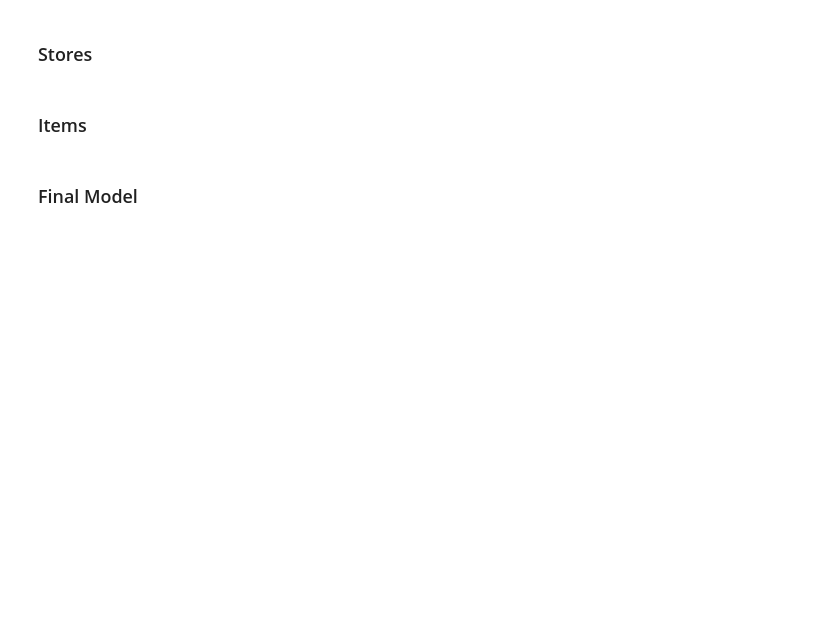
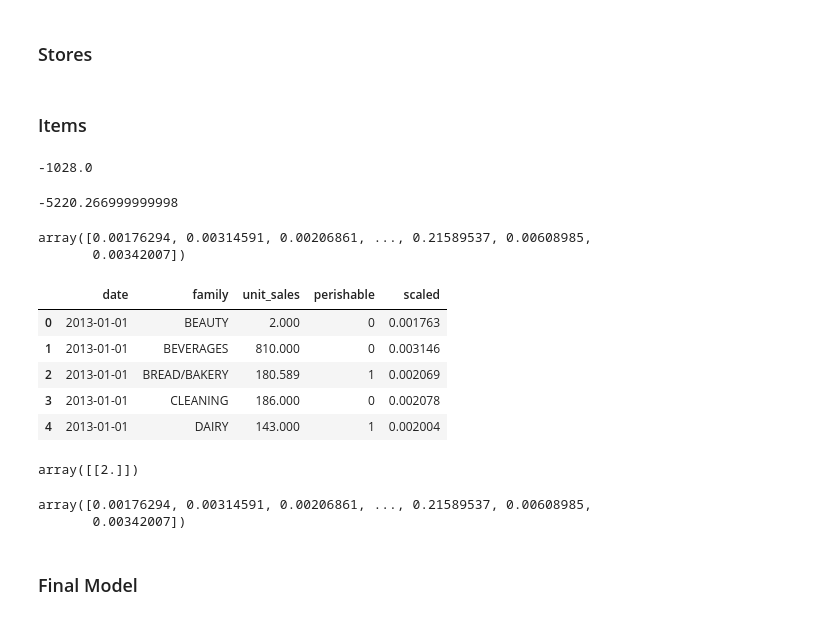
Before and after one commit to tan305/Grocery-Sales-Forecasting, a Jupyter notebook: Data_Aggregation.ipynb, the cells around one changed output. Saved outputs shown, nothing was run; the diff lists cells and outputs as text; code cells hidden in the pictures; blank space fills up the shorter version.

```diff
--- a/Data_Aggregation.ipynb
+++ b/Data_Aggregation.ipynb
@@ -82,3 +112,41 @@ agg_data_items=pd.DataFrame({'unit_sales' : merged_data_items.groupby(["date","f
+# %%
+import pickle
+scaler = MinMaxScaler()
+scaler.fit(np.array(agg_data_items.unit_sales).reshape(-1,1))
+scalerfile = 'item_scaler.sav'
+#pickle.dump(scaler, open(scalerfile, 'wb'))
+# %%
+min(agg_data_items['unit_sales'])
+# %% [output]
+-1028.0
+# %%
+min(agg_data['unit_sales'])
+# %% [output]
+-5220.266999999998
+# %%
+scaler.transform(np.array(agg_data_items.unit_sales).reshape(-1,1)).reshape(1,len(np.array(agg_data_items.unit_sales)))[0]
+# %% [output]
+array([0.00176294, 0.00314591, 0.00206861, ..., 0.21589537, 0.00608985,
+       0.00342007])
+# %%
+agg_data_items['scaled'] = scaler.transform(np.array(agg_data_items.unit_sales).reshape(-1,1)).reshape(1,len(np.array(agg_data_items.unit_sales)))[0]
+agg_data_items.head()
+# %% [output]
+|  | date | family | unit_sales | perishable | scaled |
+| 0 | 2013-01-01 | BEAUTY | 2.000 | 0 | 0.001763 |
+| 1 | 2013-01-01 | BEVERAGES | 810.000 | 0 | 0.003146 |
+| 2 | 2013-01-01 | BREAD/BAKERY | 180.589 | 1 | 0.002069 |
+| 3 | 2013-01-01 | CLEANING | 186.000 | 0 | 0.002078 |
+| 4 | 2013-01-01 | DAIRY | 143.000 | 1 | 0.002004 |
+# %%
+scaler.inverse_transform(np.array(agg_data_items['scaled'][0]).reshape(-1,1))
+# %% [output]
+array([[2.]])
+# %%
+np.array(agg_data_items.unit_sales)
+# %% [output]
+array([0.00176294, 0.00314591, 0.00206861, ..., 0.21589537, 0.00608985,
+       0.00342007])
 # %%
 scaler2 = MinMaxScaler()
 agg_data_items["unit_sales"]=scaler2.fit_transform(np.array(agg_data_items.unit_sales).reshape(-1,1))
```
Also changed, not shown: parts of 7 cells of this notebook, 8 other files.
